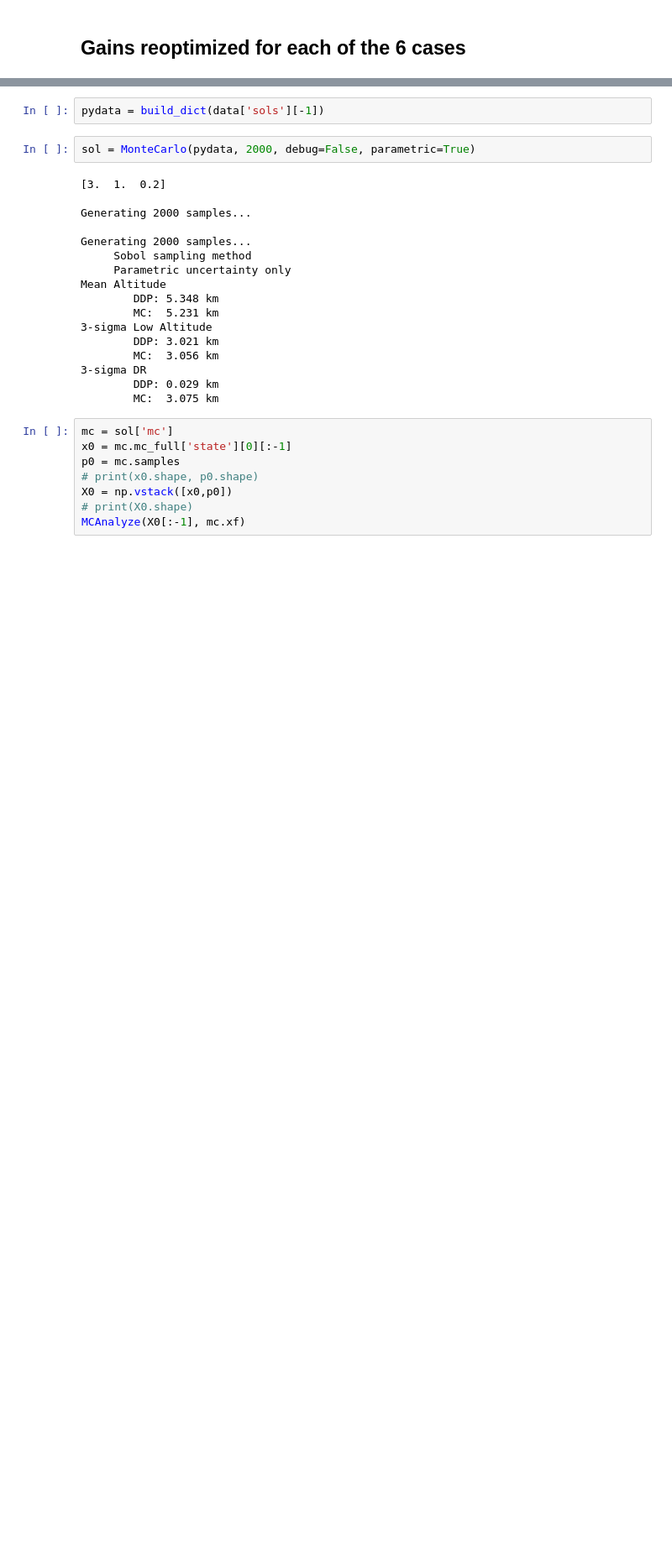
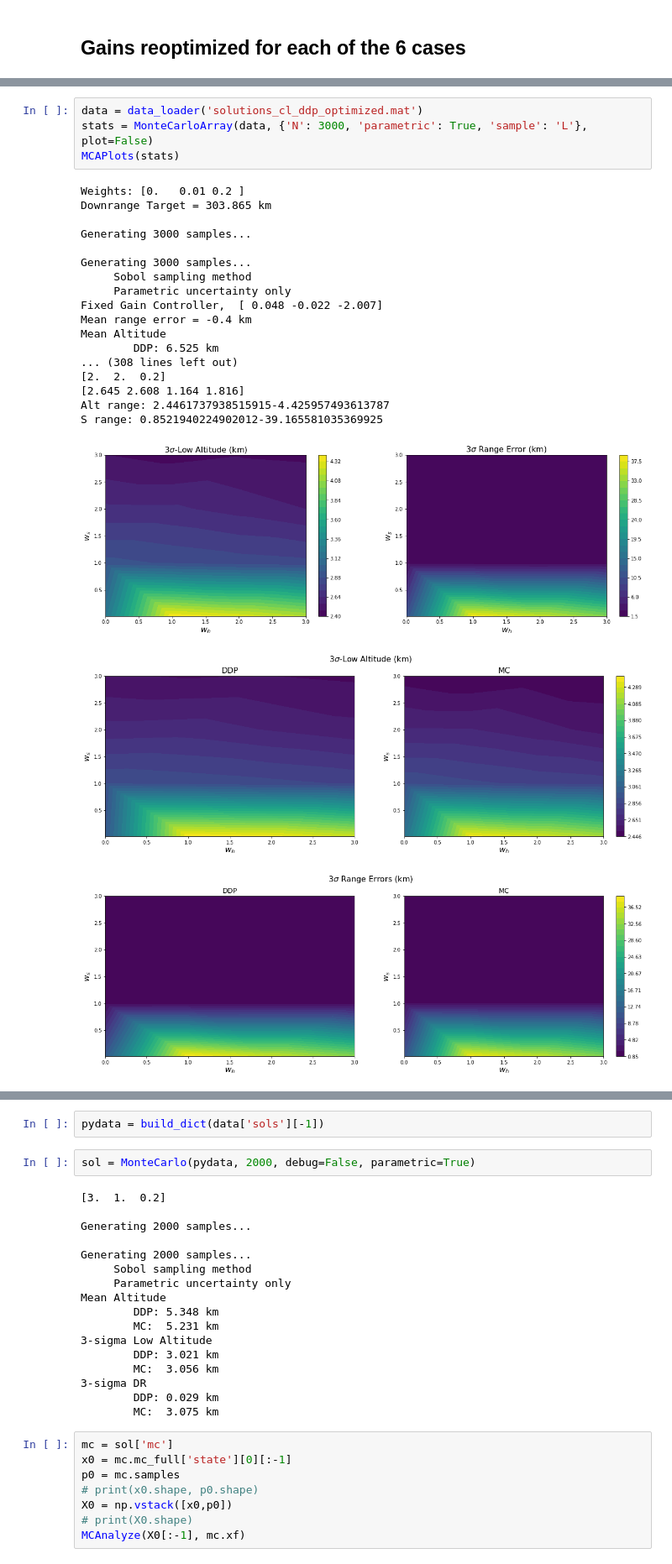
Before and after one commit to CDNoyes/EDL-Py, a Jupyter notebook: DDPMonteCarlo.ipynb, the cells around one changed output, grey strips where cells are left out. Shown at 84% size. Drawn from its saved outputs; the diff is of its cells as text; blank space fills up the shorter version.

```diff
--- a/DDPMonteCarlo.ipynb
+++ b/DDPMonteCarlo.ipynb
@@ -504,0 +543,25 @@ S range: 0.8521940224902012-39.165581035369925
+# %%
+data = data_loader('solutions_cl_ddp_optimized.mat')
+stats = MonteCarloArray(data, {'N': 3000, 'parametric': True, 'sample': 'L'}, plot=False)
+MCAPlots(stats)
+# %% [output]
+Weights: [0.   0.01 0.2 ]
+Downrange Target = 303.865 km
+
+Generating 3000 samples...
+
+Generating 3000 samples...
+     Sobol sampling method
+     Parametric uncertainty only
+Fixed Gain Controller,  [ 0.048 -0.022 -2.007]
+Mean range error = -0.4 km
+Mean Altitude
+        DDP: 6.525 km
+... (308 lines left out)
+[2.  2.  0.2]
+[2.645 2.608 1.164 1.816]
+Alt range: 2.4461737938515915-4.425957493613787
+S range: 0.8521940224902012-39.165581035369925
+[figure, added]
+[figure, added]
+[figure, added]
```
Also changed, not shown: parts of 10 cells of this notebook, 2 other files.
